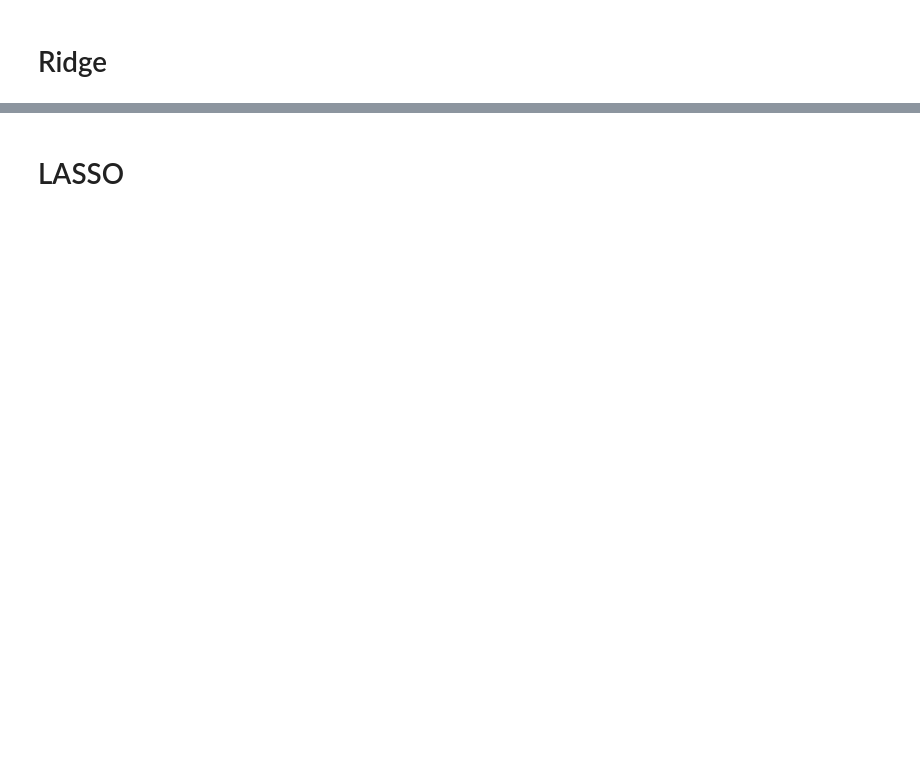
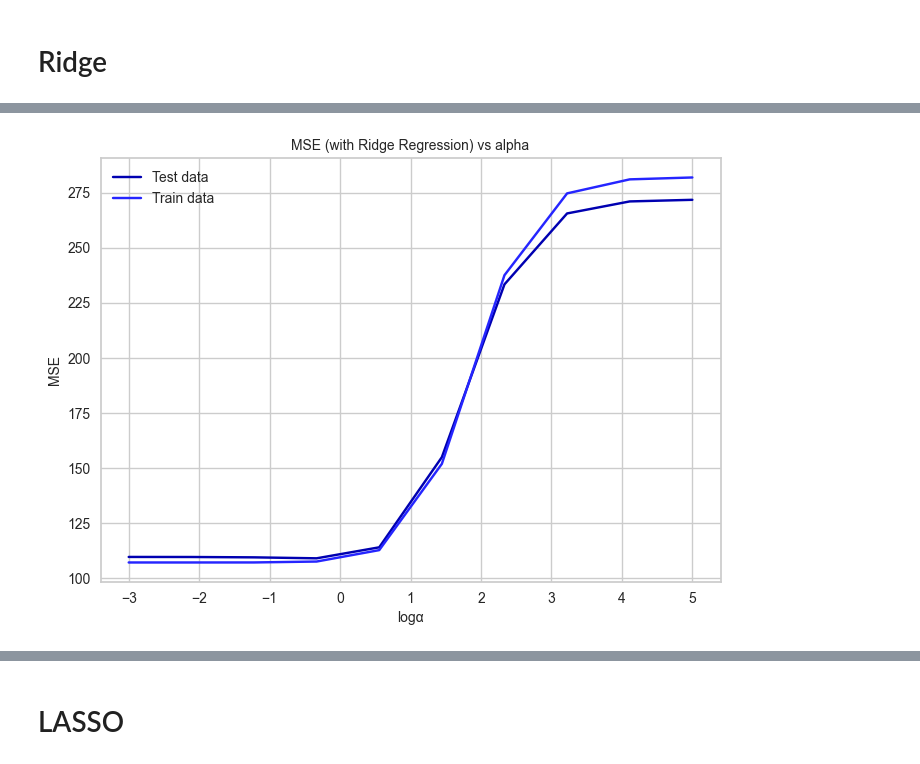
Before and after one commit to kcristinaa/ML-course, a Jupyter notebook: 1η εργασία/Assignment1.ipynb, the cells around one changed output, grey strips where cells are left out. Cells and saved outputs as stored; diff of their text form; code cells hidden in the pictures; blank space fills up the shorter version.

```diff
--- a/1η εργασία/Assignment1.ipynb
+++ b/1η εργασία/Assignment1.ipynb
@@ -172,7 +135,7 @@ y_pred = regr.predict(X_train)
 # %%
 def MAPE(y_true, y_pred):
     y_true, y_pred = np.array(y_true), np.array(y_pred)
-    return np.mean(np.abs((y_true - y_pred) / np.maximum(np.ones(len(y_true)), np.abs(y_true))))*100
+    return np.mean(np.abs((y_true - y_pred) / np.maximum(np.ones(len(y_true)), np.abs(y_true))))
 # %%
 print("The model performance for training set")
 print("--------------------------------------")
@@ -212,7 +179,7 @@ plt.show()
 # %% [markdown]
 # Ridge
 # %%
-_lambda = 0.1
-clf_ridge = Ridge(alpha=_lambda).fit(X_train, y_train)
-yridge = clf_ridge.predict(X_train)
+alpha = 0.01
+ridge = Ridge(alpha=alpha).fit(X_train_scaled, y_train)
+yridge = ridge.predict(X_train_scaled)
 # %%
@@ -228,0 +218,38 @@ Mean Absolute Percentage Error (MAPE): 10.20
+# %%
+nalphas=10
+alphas = np.logspace(-3, 5, nalphas)
+# %%
+mse_train  = []
+mse_test = []
+mae_train = []
+mae_test = []
+mape_train = []
+mape_test = []
+
+for alpha in alphas:
+    scaler = MinMaxScaler()
+    scaler.fit(X_train)
+    X_train_scaled = scaler.transform(X_train)
+    X_test_scaled = scaler.transform(X_test)
+
+    ridge = Ridge(alpha=alpha).fit(X_train_scaled, y_train)
+    yridge_train = ridge.predict(X_train_scaled)
+    yridge_test = ridge.predict(X_test_scaled)
+
+    #Results
+    mse_train.append(mean_squared_error(y_train, yridge_train))
+    mse_test.append(mean_squared_error(y_test, yridge_test))
+    mae_train.append(mean_absolute_error(y_train, yridge_train))
+    mae_test.append(mean_absolute_error(y_test, yridge_test))
+    mape_train.append(MAPE(y_train, yridge_train))
+    mape_test.append(MAPE(y_test, yridge_test))
+# %%
+plt.plot(np.log10(alphas), mse_test,  label = 'Test data')
+plt.plot(np.log10(alphas), mse_train,  label = 'Train data')
+plt.xlabel('logα',size=10)
+plt.ylabel('MSE',size=10)
+plt.legend()
+plt.title('MSE (with Ridge Regression) vs alpha', fontsize = 10)
+plt.show()
+# %% [output]
+[figure, added]
```
Also changed, not shown: parts of 33 cells of this notebook, 2 other files.
